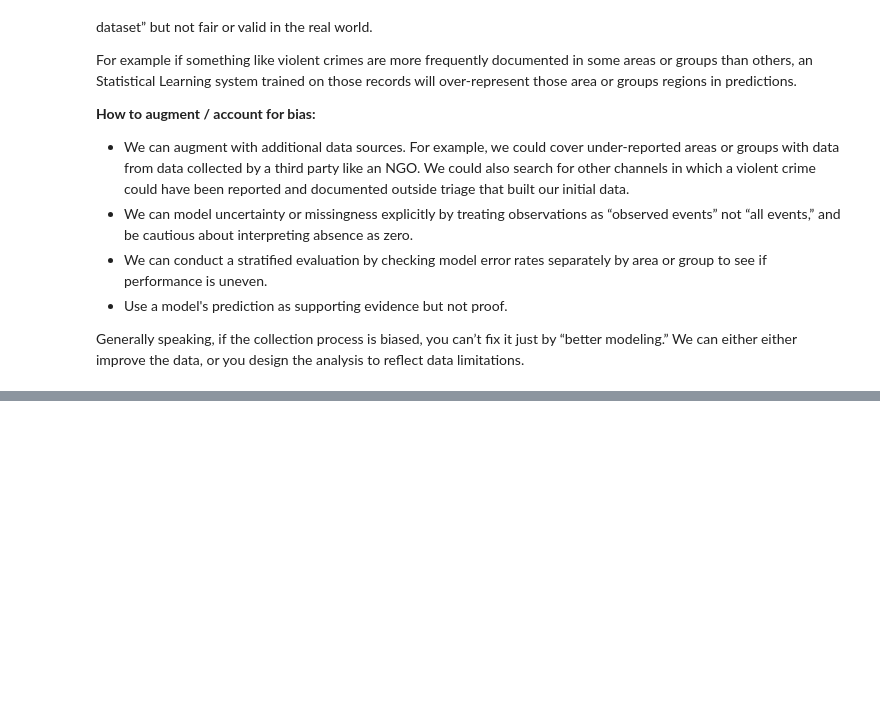
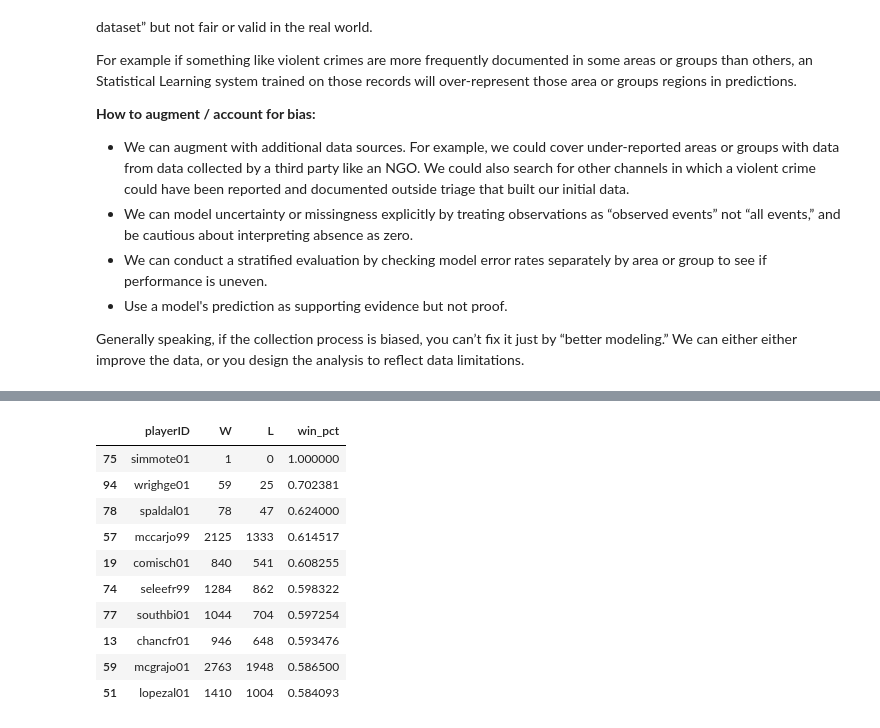
Before and after one commit to Alex-Devoid/st554-HW5, a Jupyter notebook: st554_HW5.ipynb, the cells around one changed output, grey strips where cells are left out. Drawn from its saved outputs; the diff is of its cells as text; code cells hidden in the pictures; blank space fills up the shorter version.

```diff
--- a/st554_HW5.ipynb
+++ b/st554_HW5.ipynb
@@ -134,0 +278,18 @@ Generally speaking, if the collection process is biased, you can’t fix it just
+# %%
+# 13 Every season managed by each Hall of Fame manager (return playerID, G, W, L)
+# join Managers to a DISTINCT list of inducted playerIDs to avoid duplicating seasons.
+hof_manager_seasons = pd.read_sql(
+    """
+    SELECT m.playerID, m.G, m.W, m.L
+    FROM Managers AS m
+    INNER JOIN (
+        SELECT DISTINCT playerID
+        FROM HallOfFame
+        WHERE inducted = 'Y'
+    ) AS h
+        ON m.playerID = h.playerID;
+    """,
+    conn
+)
+
+hof_manager_seasons.head()
@@ -134,0 +303,25 @@ Generally speaking, if the collection process is biased, you can’t fix it just
+# %%
+# Overall win/loss totals + win% for each Hall of Fame manager, sorted by win%
+# this is the same idea as SQL GROUP BY + aggregation, but done in pandas after the SQL join.
+mgr_summary = (
+    hof_manager_seasons
+    .groupby("playerID", as_index=False)[["W", "L"]]
+    .sum()
+)
+
+mgr_summary["win_pct"] = mgr_summary["W"] / (mgr_summary["W"] + mgr_summary["L"])
+mgr_summary = mgr_summary.sort_values("win_pct", ascending=False)
+
+mgr_summary.head(10)
+# %% [output]
+|  | playerID | W | L | win_pct |
+| 75 | simmote01 | 1 | 0 | 1.000000 |
+| 94 | wrighge01 | 59 | 25 | 0.702381 |
+| 78 | spaldal01 | 78 | 47 | 0.624000 |
+| 57 | mccarjo99 | 2125 | 1333 | 0.614517 |
+| 19 | comisch01 | 840 | 541 | 0.608255 |
+| 74 | seleefr99 | 1284 | 862 | 0.598322 |
+| 77 | southbi01 | 1044 | 704 | 0.597254 |
+| 13 | chancfr01 | 946 | 648 | 0.593476 |
+| 59 | mcgrajo01 | 2763 | 1948 | 0.586500 |
+| 51 | lopezal01 | 1410 | 1004 | 0.584093 |
```
Also changed, not shown: parts of 19 cells of this notebook.
